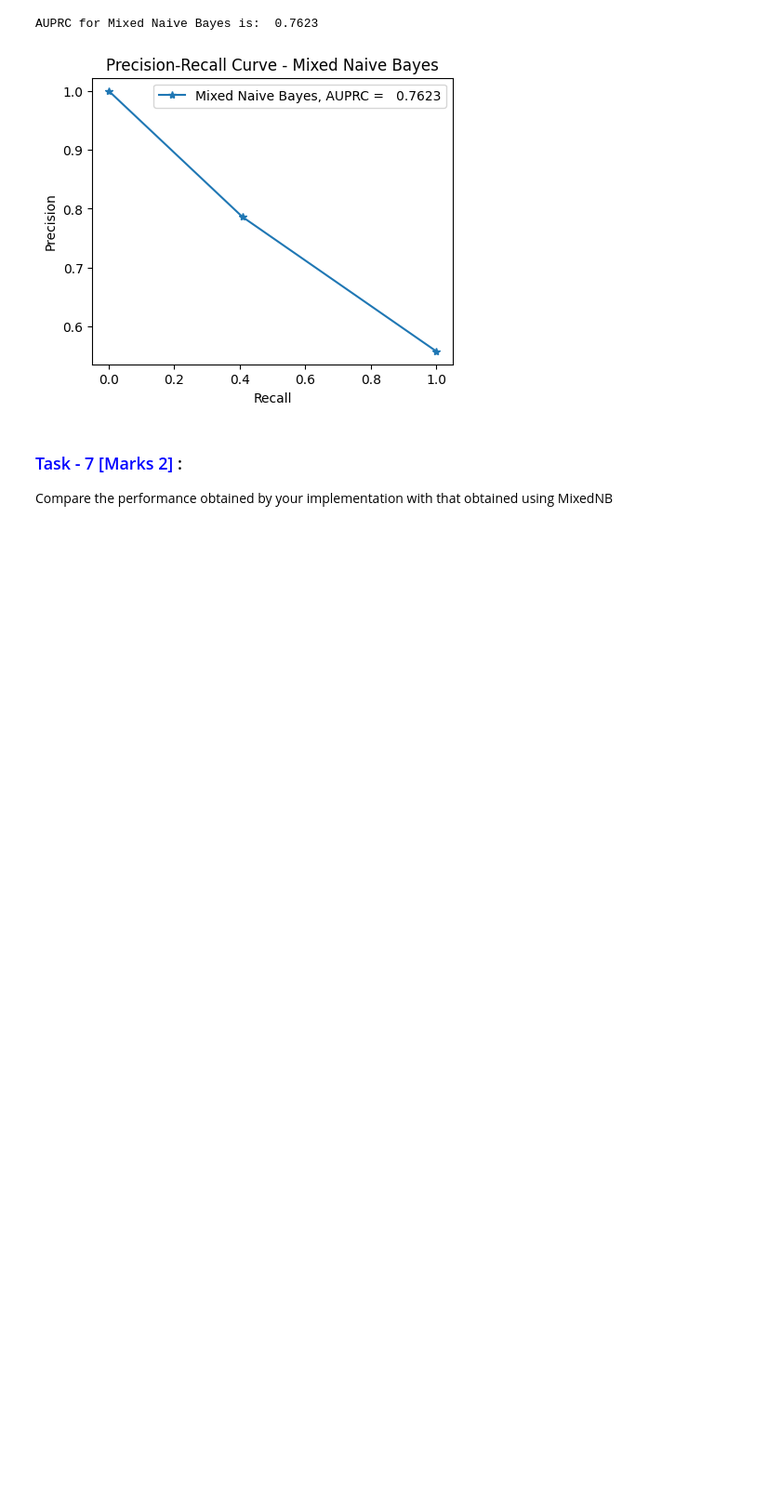
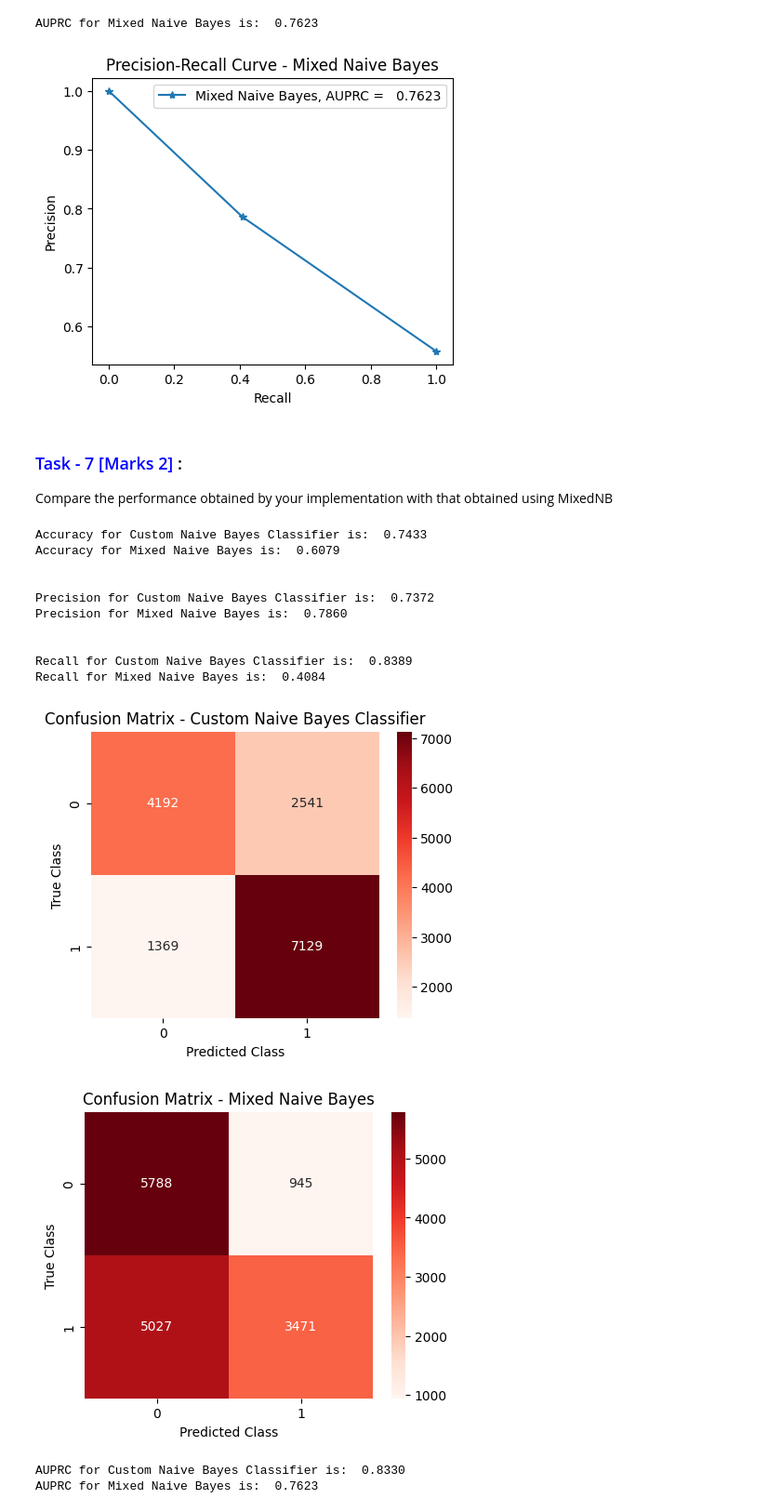
Before and after one commit to NehaKumari500092077/Machine-Learning-Lab, a Jupyter notebook: Session_4_Assignments.ipynb, the cells around one changed output. Shown at 93% size. Cells and saved outputs as stored; diff of their text form; code cells hidden in the pictures; blank space fills up the shorter version.

```diff
--- a/Session_4_Assignments.ipynb
+++ b/Session_4_Assignments.ipynb
@@ -280,15 +395,15 @@ Compare the performance obtained by your implementation with that obtained using
 
 #comparision between Accuracy
 print(f"Accuracy for Custom Naive Bayes Classifier is: {accuracy_custom: .4f}")
-print(f"Accuracy for Mixed Naive Bayes is: {accuracy_mixedNB: .4f}")
+print(f"Accuracy for Mixed Naive Bayes is: {accuracy_mixedNB: .4f} \n\n")
 
 #comparision between Precision
 print(f"Precision for Custom Naive Bayes Classifier is: {precision_custom: .4f}")
-print(f"Precision for Mixed Naive Bayes is: {precision_mixedNB: .4f}")
+print(f"Precision for Mixed Naive Bayes is: {precision_mixedNB: .4f} \n\n")
 
 #comparision between Recall
 print(f"Recall for Custom Naive Bayes Classifier is: {recall_custom: .4f}")
-print(f"Recall for Mixed Naive Bayes is: {recall_mixedNB: .4f}")
+print(f"Recall for Mixed Naive Bayes is: {recall_mixedNB: .4f} \n\n")
 
 #comparision between Confusion Matrix
 
@@ -299,33 +414,48 @@ plt.xlabel('Predicted Class')
 plt.ylabel('True Class')
 plt.title('Confusion Matrix - Custom Naive Bayes Classifier')
 plt.show()
 
 #plot confusion matrix for Mixed Naive Bayes
 plt.figure(figsize = (5, 4))
 sns.heatmap(confusion_matrix_mixedNB, annot = True, fmt = 'd', cmap = 'Reds')
 plt.xlabel('Predicted Class')
 plt.ylabel('True Class')
 plt.title('Confusion Matrix - Mixed Naive Bayes')
 plt.show()
 
 #comparision between AUPRC
 print(f"AUPRC for Custom Naive Bayes Classifier is: {auprc_custom: .4f}")
 print(f"AUPRC for Mixed Naive Bayes is: {auprc_mixedNB: .4f}")
 
 #plot precision recall curve for Custom Naive Bayes Classsifier
 plt.figure(figsize = (5, 4))
-plt.plot(recall_vals_custom, precision_vals_custom, marker = '*', label = f'Custom Naive Bayes Classifier, AUPRC =  {auprc_custom: .4f}')
+plt.plot(recall_vals_custom, precision_vals_custom, marker = '*', label = f'Custom Naive Bayes, AUPRC =  {auprc_custom: .4f}')
 plt.xlabel('Recall')
 plt.ylabel('Precision')
 plt.title('Precision-Recall Curve - Custom Naive Bayes Classifier')
 plt.legend()
 plt.show()
 
 #plot precision recall curve for Mixed Naive Bayes
 plt.figure(figsize = (5, 4))
-plt.plot(recall_vals_custom, precision_vals_custom, marker = '*', label = f'Custom Naive Bayes Classifier, AUPRC =  {auprc_custom: .4f}')
+plt.plot(recall_vals_mixedNB, precision_vals_mixedNB, marker = '*', label = f'Mixed Naive Bayes, AUPRC =  {auprc_mixedNB: .4f}')
 plt.xlabel('Recall')
 plt.ylabel('Precision')
-plt.title('Precision-Recall Curve - Custom Naive Bayes Classifier')
+plt.title('Precision-Recall Curve - Mixed Naive Bayes')
 plt.legend()
 plt.show()
+# %% [output]
+Accuracy for Custom Naive Bayes Classifier is:  0.7433
+Accuracy for Mixed Naive Bayes is:  0.6079
+
+
+Precision for Custom Naive Bayes Classifier is:  0.7372
+Precision for Mixed Naive Bayes is:  0.7860
+
+
+Recall for Custom Naive Bayes Classifier is:  0.8389
+Recall for Mixed Naive Bayes is:  0.4084
+[figure, added]
+[figure, added]
+AUPRC for Custom Naive Bayes Classifier is:  0.8330
+AUPRC for Mixed Naive Bayes is:  0.7623
```
Also changed, not shown: parts of 8 cells of this notebook.
